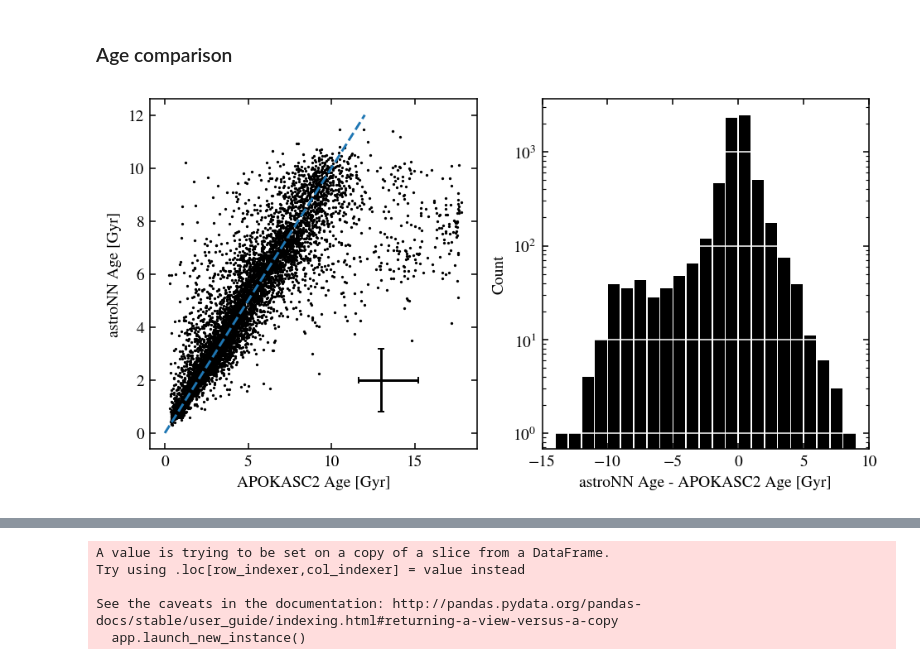
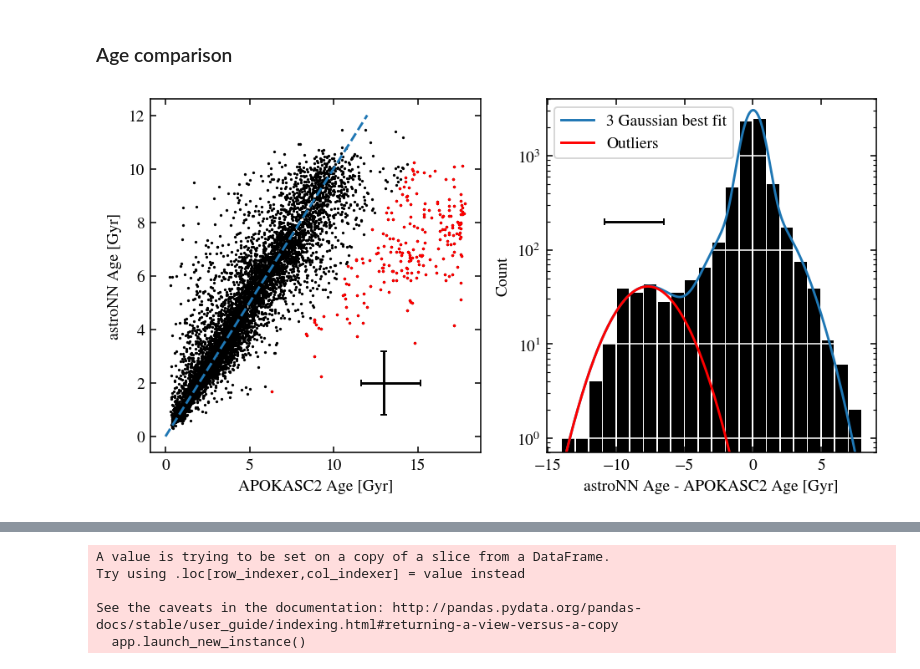
Before and after one commit to lodubay/first-year-project, a Jupyter notebook: compare_datasets.ipynb, the cells around one changed output, grey strips where cells are left out. Cells and saved outputs as stored; diff of their text form; code cells hidden in the pictures.

Commit message:
added analysis of big age differences

```diff
--- a/compare_datasets.ipynb
+++ b/compare_datasets.ipynb
@@ -57,9 +59,10 @@ def quad_add(arr1, arr2):
 print('Importing APOKASC catalog...')
 data = Table.read(data_path / apokasc_file, format='fits')
 apokasc_df = decode(data.to_pandas())
-apokasc_df['LOC_ID'] = apokasc_df['LOC_ID'].astype(int)
+# apokasc_df['LOC_ID'] = apokasc_df['LOC_ID'].astype(int)
 # Relevant columns
-apokasc_cols = ['2MASS_ID', 'LOC_ID', 'APOKASC2_AGE', 'APOKASC2_AGE_MERR',
+apokasc_cols = ['2MASS_ID', #'LOC_ID',
+                'APOKASC2_AGE', 'APOKASC2_AGE_MERR',
                 'APOKASC2_AGE_PERR', 'DR16_ALP_M_COR', 'DR16_ALP_M_COR_ERR',
                 'DR16_FE_H', 'DR16_FE_H_ERR', 'DR16_M_H_COR',
                 'DR16_M_H_COR_ERR', 'DR16_O_FE', 'DR16_O_FE_ERR']
@@ -68,7 +71,8 @@ apokasc_cols = ['2MASS_ID', 'LOC_ID', 'APOKASC2_AGE', 'APOKASC2_AGE_MERR',
 print('Importing astroNN DR17 catalog...')
 data = Table.read(data_path / astroNN_file, format='fits')
 astroNN_df = decode(data.to_pandas())
-astroNN_cols = ['APOGEE_ID', 'LOCATION_ID', 'age_lowess_correct', 'age_total_error',
+astroNN_cols = ['APOGEE_ID', #'LOCATION_ID',
+                'age_lowess_correct', 'age_total_error',
                 'TEFF', 'TEFF_ERR', 'LOGG', 'LOGG_ERR', 'C_H', 'C_H_ERR',
                 'N_H', 'N_H_ERR', 'O_H', 'O_H_ERR', 'TI_H', 'TI_H_ERR', 'FE_H', 'FE_H_ERR']
 
@@ -80,20 +84,25 @@ starhorse_cols = ['APOGEE_ID', 'met16', 'met50', 'met84']
 
 # Consolidate into single DataFrame
 print('Combining datasets...')
-stellar_params = apokasc_df[apokasc_cols].rename(columns={'2MASS_ID': 'APOGEE_ID', 'LOC_ID': 'LOCATION_ID'})
-stellar_params = stellar_params.join(astroNN_df[astroNN_cols].set_index(['APOGEE_ID', 'LOCATION_ID']),
-                                     on=['APOGEE_ID', 'LOCATION_ID'], how='outer', rsuffix='_astroNN')
+stellar_params = apokasc_df[apokasc_cols].rename(columns={'2MASS_ID': 'APOGEE_ID'})#, 'LOC_ID': 'LOCATION_ID'})
+# stellar_params = stellar_params.join(astroNN_df[astroNN_cols].set_index(['APOGEE_ID', 'LOCATION_ID']),
+#                                      on=['APOGEE_ID', 'LOCATION_ID'], how='outer', rsuffix='_astroNN')
+stellar_params = stellar_params.join(astroNN_df[astroNN_cols].set_index('APOGEE_ID'),
+                                     on='APOGEE_ID', how='outer', rsuffix='_astroNN')
 stellar_params = stellar_params.join(starhorse_df[starhorse_cols].set_index('APOGEE_ID'),
                                      on='APOGEE_ID', how='outer', rsuffix='_StarHorse')
 # Clean up
 stellar_params.replace([np.inf, -np.inf, -9999., -9999.99, -999., -999.99], np.nan, inplace=True)
 stellar_params.dropna(how='all', inplace=True)
+# TODO better way to deal with astroNN duplicates (same APOGEE_ID, different LOCATION_ID)
+stellar_params.drop_duplicates(subset='APOGEE_ID', inplace=True)
 stellar_params.set_index('APOGEE_ID', inplace=True)
 # Rename columns
 mapper = dict([(col, 'ASTRONN_'+col) for col in astroNN_cols[4:]])
 stellar_params.rename(columns=mapper, inplace=True)
 stellar_params.rename(columns={'age_lowess_correct': 'ASTRONN_AGE', 'age_total_error': 'ASTRONN_AGE_ERR', 'met50': 'STARHORSE_M_H'},
                       inplace=True)
+# Combine columns
 stellar_params['STARHORSE_M_H_MERR'] = stellar_params['STARHORSE_M_H'] - stellar_params['met16']
 stellar_params['STARHORSE_M_H_PERR'] = stellar_params['met84'] - stellar_params['STARHORSE_M_H']
 stellar_params.drop(['met16', 'met84'], axis='columns', inplace=True)
@@ -125,34 +155,77 @@ APOGEE_ID
 ### Age comparison
 # %%
 # Select targets with ages from both APOKASC and astroNN
-ages = stellar_params[(pd.notna(stellar_params['APOKASC2_AGE'])) & (pd.notna(stellar_params['ASTRONN_AGE']))]
+ages = stellar_params[(pd.notna(stellar_params['APOKASC2_AGE'])) &
+                      (pd.notna(stellar_params['ASTRONN_AGE'])) &
+                      (pd.notna(stellar_params['APOKASC2_AGE_PERR']))]
+
+age_diff = ages['ASTRONN_AGE'] - ages['APOKASC2_AGE']
+age_diff_err = np.array([quad_add(ages['ASTRONN_AGE_ERR'], ages['APOKASC2_AGE_MERR']),
+                         quad_add(ages['ASTRONN_AGE_ERR'], ages['APOKASC2_AGE_PERR'])])
+rms_diff_err = np.array([rms(age_diff_err, axis=1)]).transpose()
+
+def trimodal_norm(x, loc1, scale1, a1, loc2, scale2, a2, loc3, scale3, a3):
+    """Bimodal Gaussian to fit to age difference."""
+    return a1 * norm.pdf(x, loc1, scale1) + a2 * norm.pdf(x, loc2, scale2) + a3 * norm.pdf(x, loc3, scale3)
 
 # APOKASC age vs astroNN age
 fig, axs = plt.subplots(1, 2, figsize=(8, 4))
+
+# Histrogram of age differences
+ax = axs[1]
+xmin = -14
+xmax = 8
+bins = np.linspace(xmin, xmax, xmax-xmin+1)
+y, x, _ = ax.hist(ages['ASTRONN_AGE'] - ages['APOKASC2_AGE'],
+                  color='k', bins=bins, rwidth=0.9)
+x = x[:-1] + (x[1] - x[0])/2
+ax.grid(which='major', axis='y', color='w')
+# plot RMS error
+ax.errorbar(-9, 200,
+            xerr=rms_diff_err,
+            color='k', capsize=2)
+# best fit bimodal normal
+params, cov = curve_fit(trimodal_norm, x, y, p0=(0, 0.5, 5e3, 0, 2, 1e3, -9, 2, 40))
+x_fine = np.arange(xmin, xmax, 0.1)
+ax.plot(x_fine, trimodal_norm(x_fine, *params), label='3 Gaussian best fit')
+# individual distributions
+# ax.plot(x_fine, params[2] * norm.pdf(x_fine, *params[0:2]))
+# ax.plot(x_fine, params[5] * norm.pdf(x_fine, *params[3:5]))
+ax.plot(x_fine, params[8] * norm.pdf(x_fine, *params[6:8]), c='r', label='Outliers')
+# plot settings
+ax.set_yscale('log')
+ax.set_xlabel('astroNN Age - APOKASC2 Age [Gyr]')
+ax.set_ylabel('Count')
+ax.set_ylim((7e-1, 4e3))
+plt.legend()
+
+def prob_outlier(x):
+    p_center = params[2] * norm.pdf(x, *params[0:2]) + params[5] * norm.pdf(x, *params[3:5])
+    p_out = params[8] * norm.pdf(x, *params[6:8])
+    return p_out / p_center
+
+# Scatter plot of ages
 ax = axs[0]
 ax.plot([0, 12], [0, 12], linestyle='--')
 ax.scatter(ages['APOKASC2_AGE'], ages['ASTRONN_AGE'], s=0.5, c='k')
+outliers = ages[prob_outlier(age_diff) > 0.5]
+ax.scatter(outliers['APOKASC2_AGE'], outliers['ASTRONN_AGE'], s=0.6, c='r')
 # plot RMS error
 ax.errorbar(13, 2,
             xerr=[[rms(ages['APOKASC2_AGE_MERR'])],
                   [rms(ages['APOKASC2_AGE_PERR'])]],
             yerr=rms(ages['ASTRONN_AGE_ERR']),
             color='k', capsize=2)
 ax.set_xlabel('APOKASC2 Age [Gyr]')
 ax.set_ylabel('astroNN Age [Gyr]')
+plt.show()
 
-# Histrogram of age differences
-ax = axs[1]
-xmin = -15
-xmax = 10
-bins = np.linspace(xmin, xmax, 26)
-ax.hist(ages['ASTRONN_AGE'] - ages['APOKASC2_AGE'],
-        color='k', bins=bins, rwidth=0.9)
-ax.grid(which='major', axis='y', color='w')
-ax.set_xlim((xmin, xmax))
-ax.set_yscale('log')
-ax.set_xlabel('astroNN Age - APOKASC2 Age [Gyr]')
-ax.set_ylabel('Count')
-plt.show()
+print('Best fit parameters')
+print('sigma1:', params[1])
+print('sigma2:', params[4])
+print('loc3: ', params[6])
+print('sigma3:', params[7])
+small_diff = age_diff[np.abs(age_diff) < params[4]]
+print('Sample within sigma2:', small_diff.size, f'or {small_diff.size/age_diff.size*100:.0f}%')
 # %% [output]
-[figure, old version]
+[figure, new version]
```
Also changed, not shown: parts of 4 cells of this notebook.
